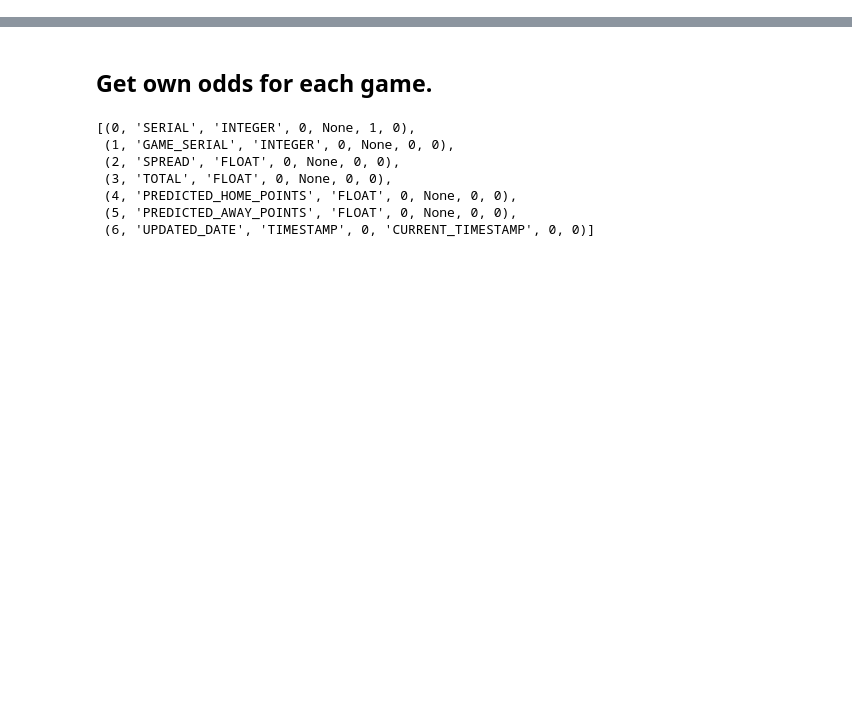
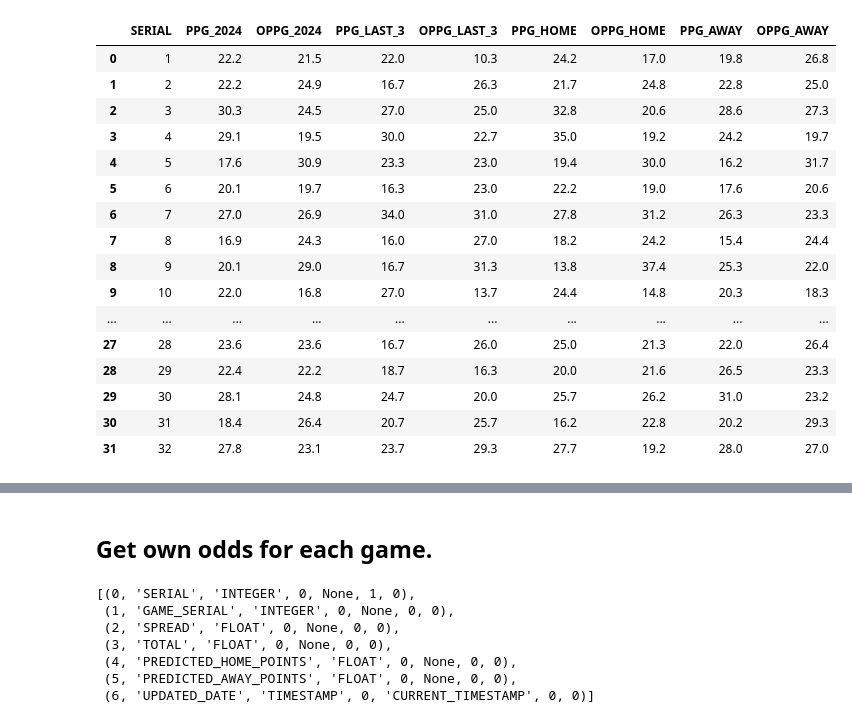
Before and after one commit to tmccoy94/Sports_Data_Project, a Jupyter notebook: test2.ipynb, the cells around one changed output, grey strips where cells are left out. Saved outputs shown, nothing was run; the diff lists cells and outputs as text; code cells hidden in the pictures; blank space fills up the shorter version.

```diff
--- a/test2.ipynb
+++ b/test2.ipynb
@@ -10,3 +10,47 @@ from dataclasses import dataclass
 
 nfl_data_packer = NFL_Data_Packer("SportsData.db")
 manager = SqliteDBManager("SportsData.db")
+# %%
+team_ppg_data = manager.dataframe_query(
+        f"""
+        SELECT
+            TEAMS.SERIAL,
+            PPG.THIS_YEAR_PPG AS PPG_2024,
+            OPPG.THIS_YEAR_PPG AS OPPG_2024,
+            PPG.LAST_3 AS PPG_LAST_3,
+            OPPG.LAST_3 AS OPPG_LAST_3,
+            PPG.HOME AS PPG_HOME,
+            OPPG.HOME AS OPPG_HOME,
+            PPG.AWAY AS PPG_AWAY,
+            OPPG.AWAY AS OPPG_AWAY
+        FROM
+            TEAMS AS TEAMS
+            JOIN TEAM_TR_FOOTBALL_PPG AS PPG ON TEAMS.SERIAL = PPG.TEAM_SERIAL
+            JOIN TEAM_TR_FOOTBALL_OPPG AS OPPG ON TEAMS.SERIAL = OPPG.TEAM_SERIAL
+        WHERE
+            TEAMS.LEAGUE_SERIAL = 1 AND
+            PPG.UPDATED_DATE = (SELECT MAX(UPDATED_DATE) FROM TEAM_TR_FOOTBALL_PPG)
+            AND OPPG.UPDATED_DATE = (SELECT MAX(UPDATED_DATE) FROM TEAM_TR_FOOTBALL_OPPG)
+        ORDER BY
+            TEAMS.TEAM_NAME
+        """)
+# %%
+team_ppg_data
+# %% [output]
+|  | SERIAL | PPG_2024 | OPPG_2024 | PPG_LAST_3 | OPPG_LAST_3 | PPG_HOME | OPPG_HOME | PPG_AWAY | OPPG_AWAY |
+| 0 | 1 | 22.2 | 21.5 | 22.0 | 10.3 | 24.2 | 17.0 | 19.8 | 26.8 |
+| 1 | 2 | 22.2 | 24.9 | 16.7 | 26.3 | 21.7 | 24.8 | 22.8 | 25.0 |
+| 2 | 3 | 30.3 | 24.5 | 27.0 | 25.0 | 32.8 | 20.6 | 28.6 | 27.3 |
+| 3 | 4 | 29.1 | 19.5 | 30.0 | 22.7 | 35.0 | 19.2 | 24.2 | 19.7 |
+| 4 | 5 | 17.6 | 30.9 | 23.3 | 23.0 | 19.4 | 30.0 | 16.2 | 31.7 |
+| 5 | 6 | 20.1 | 19.7 | 16.3 | 23.0 | 22.2 | 19.0 | 17.6 | 20.6 |
+| 6 | 7 | 27.0 | 26.9 | 34.0 | 31.0 | 27.8 | 31.2 | 26.3 | 23.3 |
+| 7 | 8 | 16.9 | 24.3 | 16.0 | 27.0 | 18.2 | 24.2 | 15.4 | 24.4 |
+| 8 | 9 | 20.1 | 29.0 | 16.7 | 31.3 | 13.8 | 37.4 | 25.3 | 22.0 |
+| 9 | 10 | 22.0 | 16.8 | 27.0 | 13.7 | 24.4 | 14.8 | 20.3 | 18.3 |
+| ... | ... | ... | ... | ... | ... | ... | ... | ... | ... |
+| 27 | 28 | 23.6 | 23.6 | 16.7 | 26.0 | 25.0 | 21.3 | 22.0 | 26.4 |
+| 28 | 29 | 22.4 | 22.2 | 18.7 | 16.3 | 20.0 | 21.6 | 26.5 | 23.3 |
+| 29 | 30 | 28.1 | 24.8 | 24.7 | 20.0 | 25.7 | 26.2 | 31.0 | 23.2 |
+| 30 | 31 | 18.4 | 26.4 | 20.7 | 25.7 | 16.2 | 22.8 | 20.2 | 29.3 |
+| 31 | 32 | 27.8 | 23.1 | 23.7 | 29.3 | 27.7 | 19.2 | 28.0 | 27.0 |
```
Also changed, not shown: parts of 6 cells of this notebook, 2 other files.
